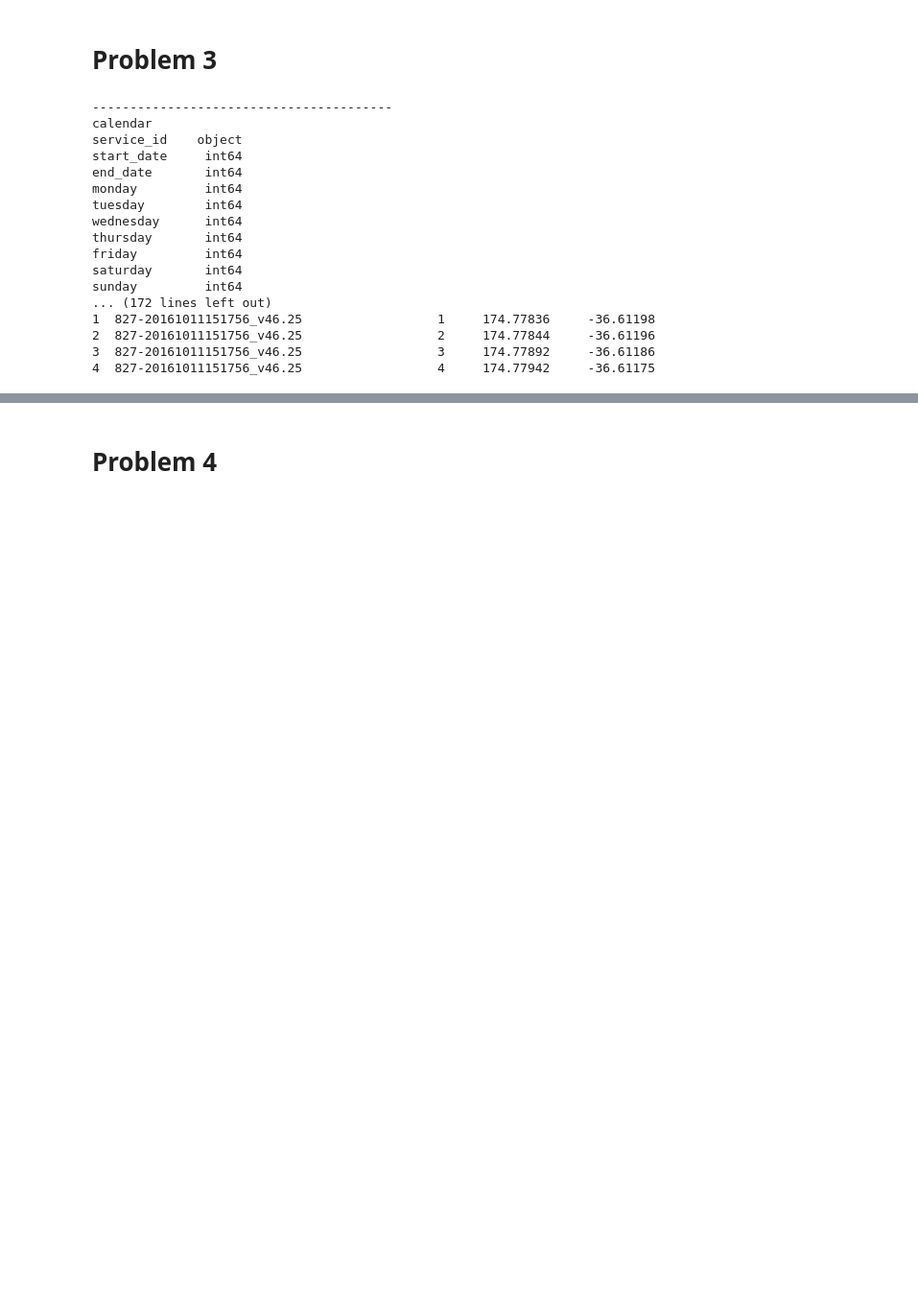
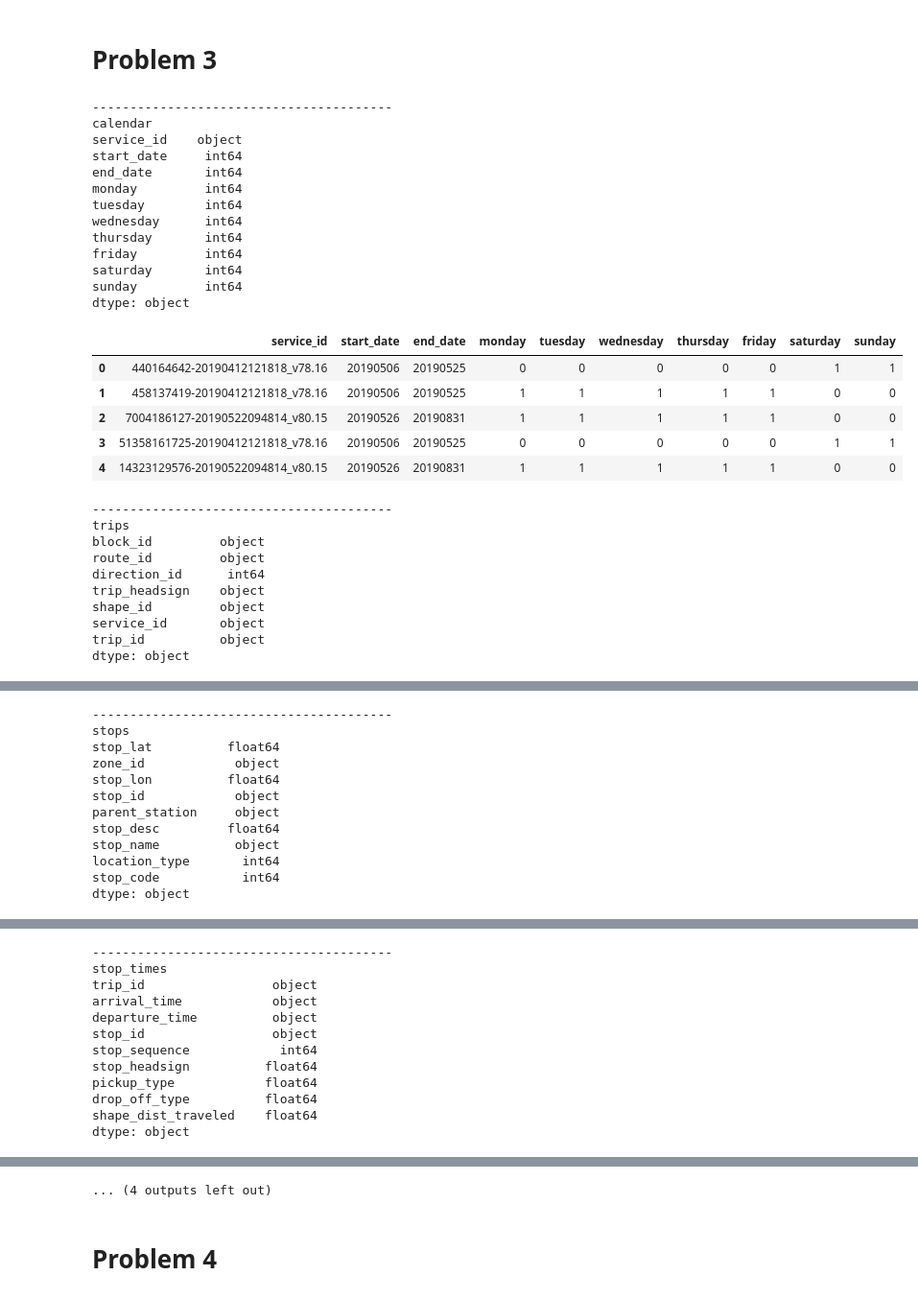
Before and after one commit to araichev/pyclub, a Jupyter notebook: homework_solutions/homework_02_solutions.ipynb, the cells around one changed output, grey strips where cells are left out. Shown: that part at 96% size. Cells and saved outputs as stored; diff of their text form; code cells hidden in the pictures; blank space fills up the shorter version.

```diff
--- a/homework_solutions/homework_02_solutions.ipynb
+++ b/homework_solutions/homework_02_solutions.ipynb
@@ -73,29 +79,41 @@ def read_gtfs(path):
 
     return feed
 # %%
-path = DATA_DIR/'auckland_gtfs_20161017.zip'
+path = DATA_DIR/"auckland_gtfs_20190524.zip"
 feed = read_gtfs(path)
 
 for name, table in feed.items():
-    print('-'*40)
+    print("-"*40)
     print(name)
     print(table.dtypes)
-    print(table.head())
+    display(table.head())
 # %% [output]
 ----------------------------------------
 calendar
 service_id    object
 start_date     int64
 end_date       int64
 monday         int64
 tuesday        int64
 wednesday      int64
 thursday       int64
 friday         int64
 saturday       int64
 sunday         int64
-... (172 lines left out)
-1  827-20161011151756_v46.25                  1     174.77836     -36.61198
-2  827-20161011151756_v46.25                  2     174.77844     -36.61196
-3  827-20161011151756_v46.25                  3     174.77892     -36.61186
-4  827-20161011151756_v46.25                  4     174.77942     -36.61175
+dtype: object
+|  | service_id | start_date | end_date | monday | tuesday | wednesday | thursday | friday | saturday | sunday |
+| 0 | 440164642-20190412121818_v78.16 | 20190506 | 20190525 | 0 | 0 | 0 | 0 | 0 | 1 | 1 |
+| 1 | 458137419-20190412121818_v78.16 | 20190506 | 20190525 | 1 | 1 | 1 | 1 | 1 | 0 | 0 |
+| 2 | 7004186127-20190522094814_v80.15 | 20190526 | 20190831 | 1 | 1 | 1 | 1 | 1 | 0 | 0 |
+| 3 | 51358161725-20190412121818_v78.16 | 20190506 | 20190525 | 0 | 0 | 0 | 0 | 0 | 1 | 1 |
+| 4 | 14323129576-20190522094814_v80.15 | 20190526 | 20190831 | 1 | 1 | 1 | 1 | 1 | 0 | 0 |
+----------------------------------------
+trips
+block_id         object
+route_id         object
+direction_id      int64
+trip_headsign    object
+shape_id         object
+service_id       object
+trip_id          object
+dtype: object
@@ -101,0 +126,12 @@ sunday         int64
+----------------------------------------
+stops
+stop_lat          float64
+zone_id            object
+stop_lon          float64
+stop_id            object
+parent_station     object
+stop_desc         float64
+stop_name          object
+location_type       int64
+stop_code           int64
+dtype: object
@@ -101,0 +144,12 @@ sunday         int64
+----------------------------------------
+stop_times
+trip_id                 object
+arrival_time            object
+departure_time          object
+stop_id                 object
+stop_sequence            int64
+stop_headsign          float64
+pickup_type            float64
+drop_off_type          float64
+shape_dist_traveled    float64
+dtype: object
@@ -102,3 +191,4 @@ sunday         int64
+... (4 outputs left out)
 # %% [markdown]
 # Problem 4
 # %%
```
Also changed, not shown: parts of 5 cells of this notebook, 5 other files.
